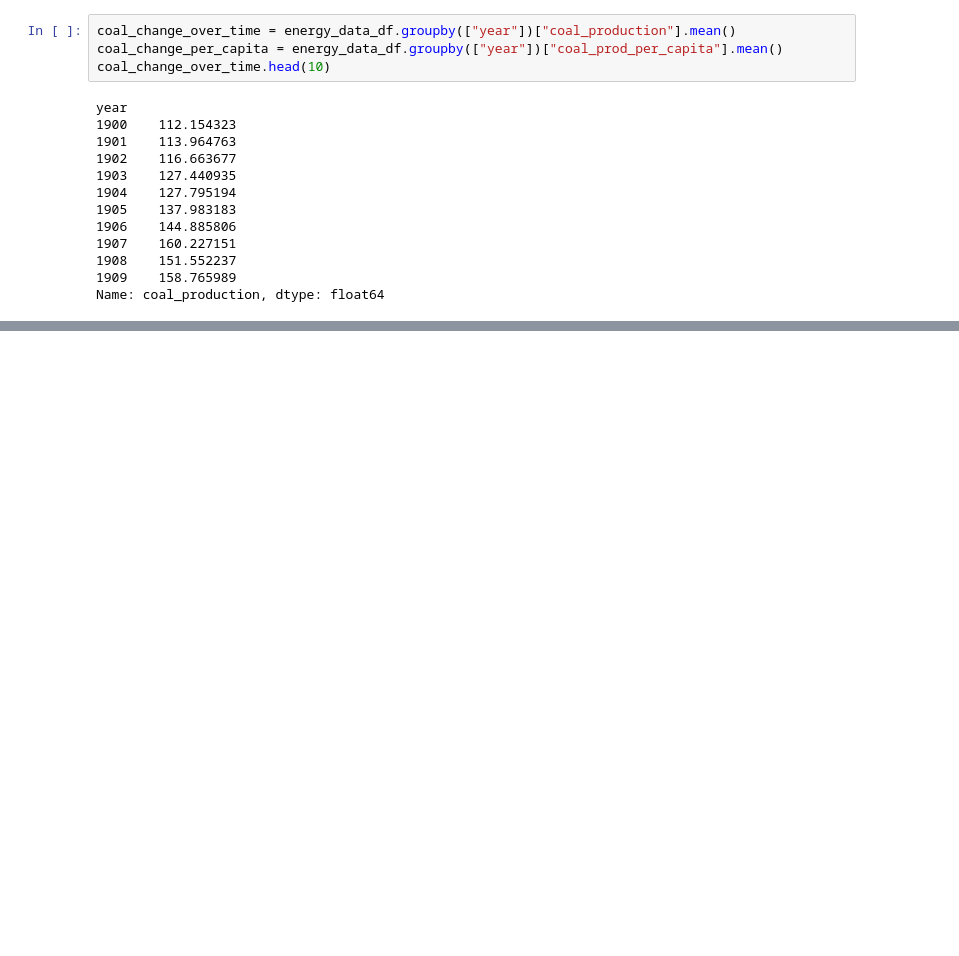
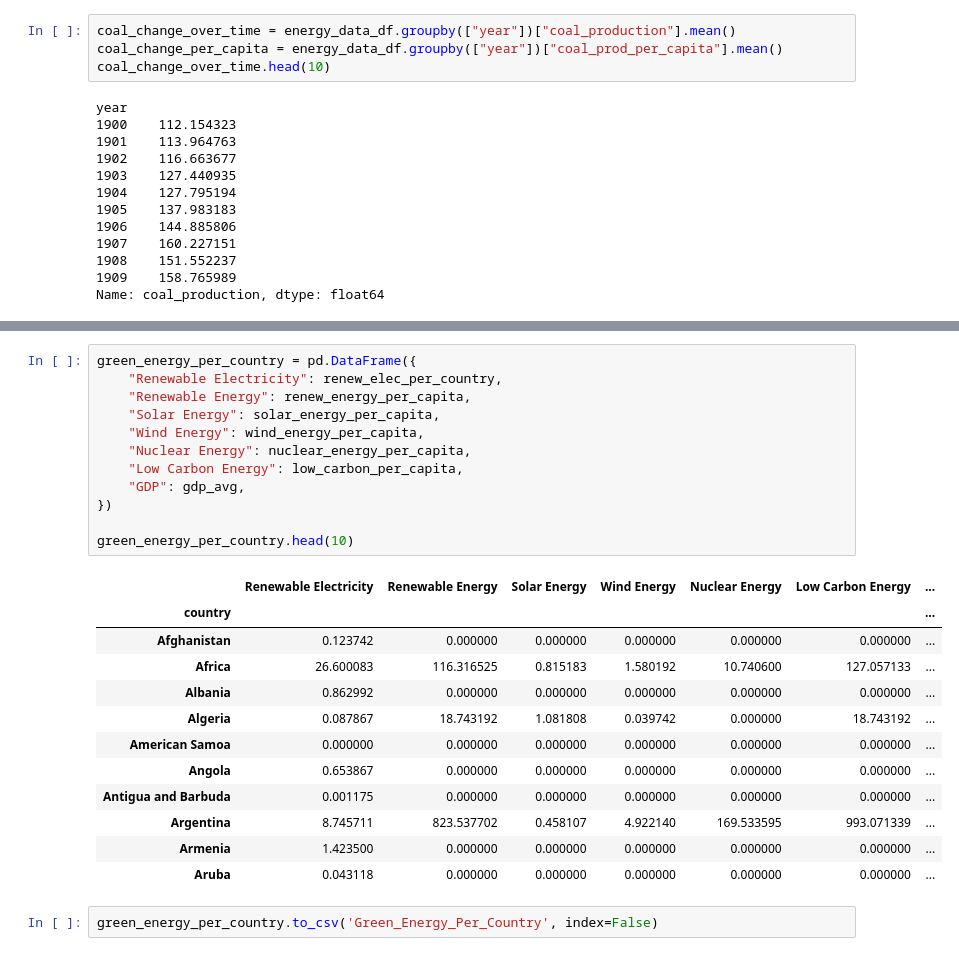
Before and after one commit to jeremysz0419/sunshine-city, a Jupyter notebook: Resources/Data Cleaning and Energy Production.ipynb, the cells around one changed output, grey strips where cells are left out. Drawn from its saved outputs; the diff is of its cells as text; blank space fills up the shorter version.

```diff
--- a/Resources/Data Cleaning and Energy Production.ipynb
+++ b/Resources/Data Cleaning and Energy Production.ipynb
@@ -336,0 +324,27 @@ green_energy_per_country.head(10)
+# %%
+green_energy_per_country = pd.DataFrame({
+    "Renewable Electricity": renew_elec_per_country,
+    "Renewable Energy": renew_energy_per_capita,
+    "Solar Energy": solar_energy_per_capita,
+    "Wind Energy": wind_energy_per_capita,
+    "Nuclear Energy": nuclear_energy_per_capita,
+    "Low Carbon Energy": low_carbon_per_capita,
+    "GDP": gdp_avg,
+})
+
+green_energy_per_country.head(10)
+# %% [output]
+|  | Renewable Electricity | Renewable Energy | Solar Energy | Wind Energy | Nuclear Energy | Low Carbon Energy | ... |
+| country |  |  |  |  |  |  | ... |
+| Afghanistan | 0.123742 | 0.000000 | 0.000000 | 0.000000 | 0.000000 | 0.000000 | ... |
+| Africa | 26.600083 | 116.316525 | 0.815183 | 1.580192 | 10.740600 | 127.057133 | ... |
+| Albania | 0.862992 | 0.000000 | 0.000000 | 0.000000 | 0.000000 | 0.000000 | ... |
+| Algeria | 0.087867 | 18.743192 | 1.081808 | 0.039742 | 0.000000 | 18.743192 | ... |
+| American Samoa | 0.000000 | 0.000000 | 0.000000 | 0.000000 | 0.000000 | 0.000000 | ... |
+| Angola | 0.653867 | 0.000000 | 0.000000 | 0.000000 | 0.000000 | 0.000000 | ... |
+| Antigua and Barbuda | 0.001175 | 0.000000 | 0.000000 | 0.000000 | 0.000000 | 0.000000 | ... |
+| Argentina | 8.745711 | 823.537702 | 0.458107 | 4.922140 | 169.533595 | 993.071339 | ... |
+| Armenia | 1.423500 | 0.000000 | 0.000000 | 0.000000 | 0.000000 | 0.000000 | ... |
+| Aruba | 0.043118 | 0.000000 | 0.000000 | 0.000000 | 0.000000 | 0.000000 | ... |
+# %%
+green_energy_per_country.to_csv('Green_Energy_Per_Country', index=False)
```
Also changed, not shown: parts of 25 cells of this notebook.
